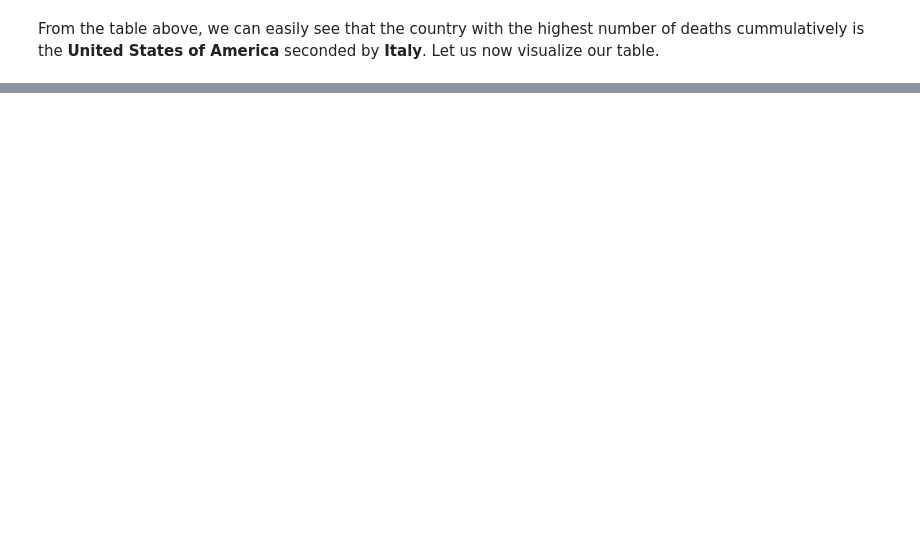
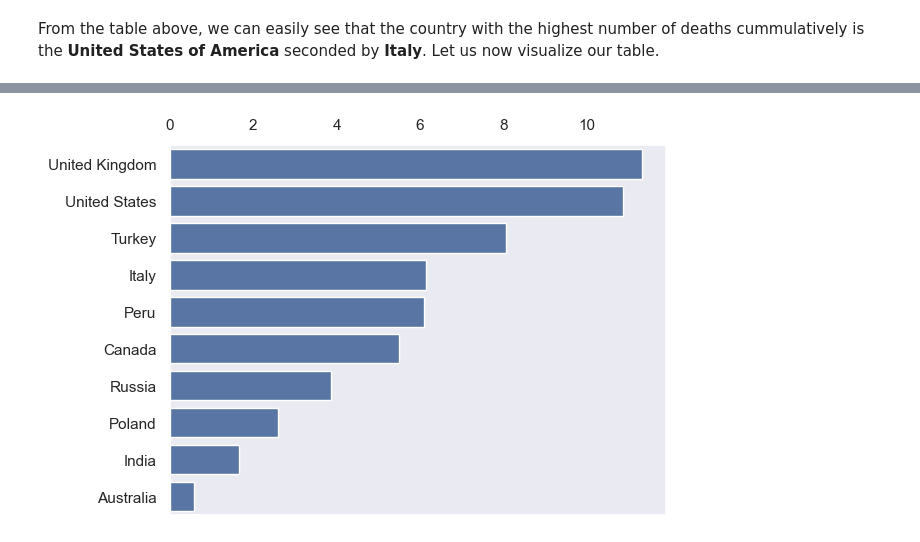
Before and after one commit to mcbrownmwale/Covid_19, a Jupyter notebook: Covid-19.ipynb, the cells around one changed output, grey strips where cells are left out. Cells and saved outputs as stored; diff of their text form; code cells hidden in the pictures; blank space fills up the shorter version.

```diff
--- a/Covid-19.ipynb
+++ b/Covid-19.ipynb
@@ -196,0 +291,5 @@ plt.show()
+# %%
+positivity_rated = covid_top_ten.copy()
+positivity_rated['positivity_rate'] = (positivity_rated['positive']/positivity_rated['tested'])*100
+top_ten_positivity_rated = positivity_rated.sort_values(by='positivity_rate', ascending = False).head(10)['positivity_rate'].reset_index()
+print(top_ten_positivity_rated)
@@ -196,0 +317,10 @@ plt.show()
+# %%
+# Visualization
+sns.barplot(data = top_ten_positivity_rated, x = 'positivity_rate', y = 'country_region', orient = 'h')
+plt.ylabel('')
+plt.xlabel('')
+plt.tick_params(labeltop = True, labelbottom = False)
+plt.grid(False)
+plt.show()
+# %% [output]
+[figure, added]
```
Also changed, not shown: parts of 30 cells of this notebook.
